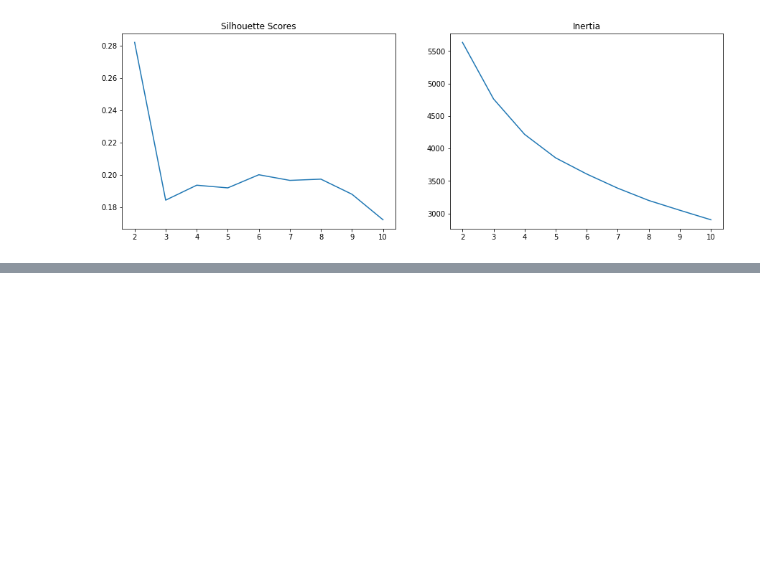
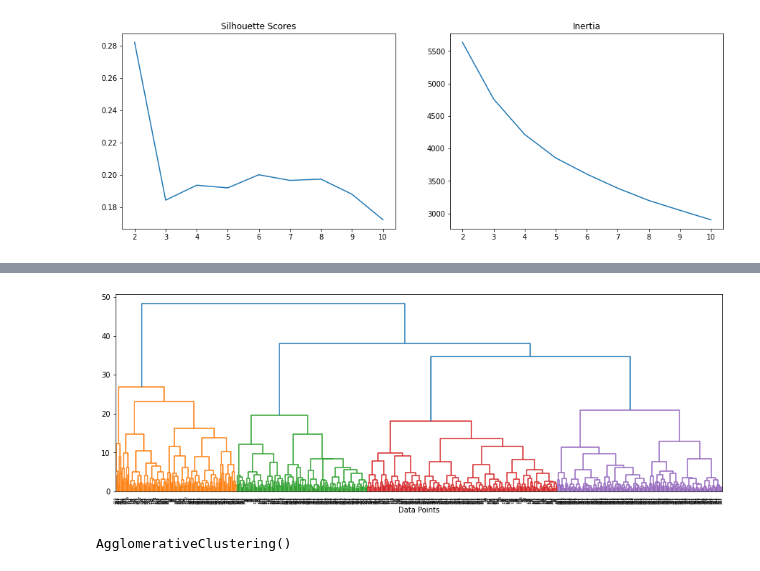
Before and after one commit to GeneralHassaan/Projects, a Jupyter notebook: analysis_of_Kmeans_hassaan.ipynb, the cells around one changed output, grey strips where cells are left out. Drawn from its saved outputs; the diff is of its cells as text; code cells hidden in the pictures; blank space fills up the shorter version.

```diff
--- a/analysis_of_Kmeans_hassaan.ipynb
+++ b/analysis_of_Kmeans_hassaan.ipynb
@@ -141,3 +145,9 @@ cluster_groups
 | 1 | 1 | 414.740260 | 415.740260 | 31.181818 | 1.824675 | 3.616883 | 29.525974 | 1.485779 | 2.667682 | ... |
 | 2 | 2 | 421.428571 | 422.428571 | 43.318681 | 2.098901 | 17.054945 | 105.175824 | 4.922835 | 9.109549 | ... |
 | 3 | 3 | 218.323276 | 219.323276 | 34.017241 | 1.629310 | 8.452586 | 39.706897 | 0.931983 | 1.999336 | ... |
+# %%
+plt.figure(figsize = (15, 5))
+sch.dendrogram(sch.linkage(X_scaled, method = 'ward'))
+plt.xlabel('Data Points');
+# %% [output]
+[figure, added]
@@ -143,0 +157,5 @@ cluster_groups
+# %%
+hc = AgglomerativeClustering(n_clusters = 2)
+hc.fit(X_scaled)
+# %% [output]
+AgglomerativeClustering()
```
Also changed, not shown: parts of 6 cells of this notebook.
